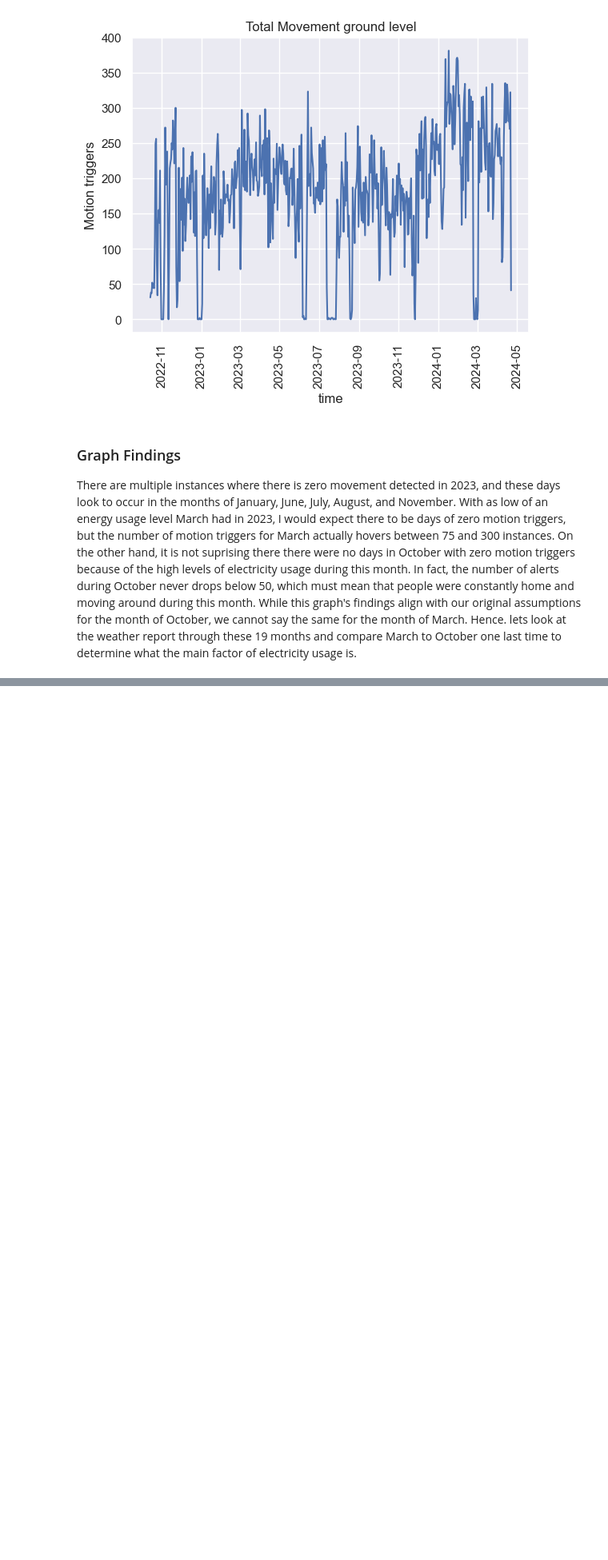
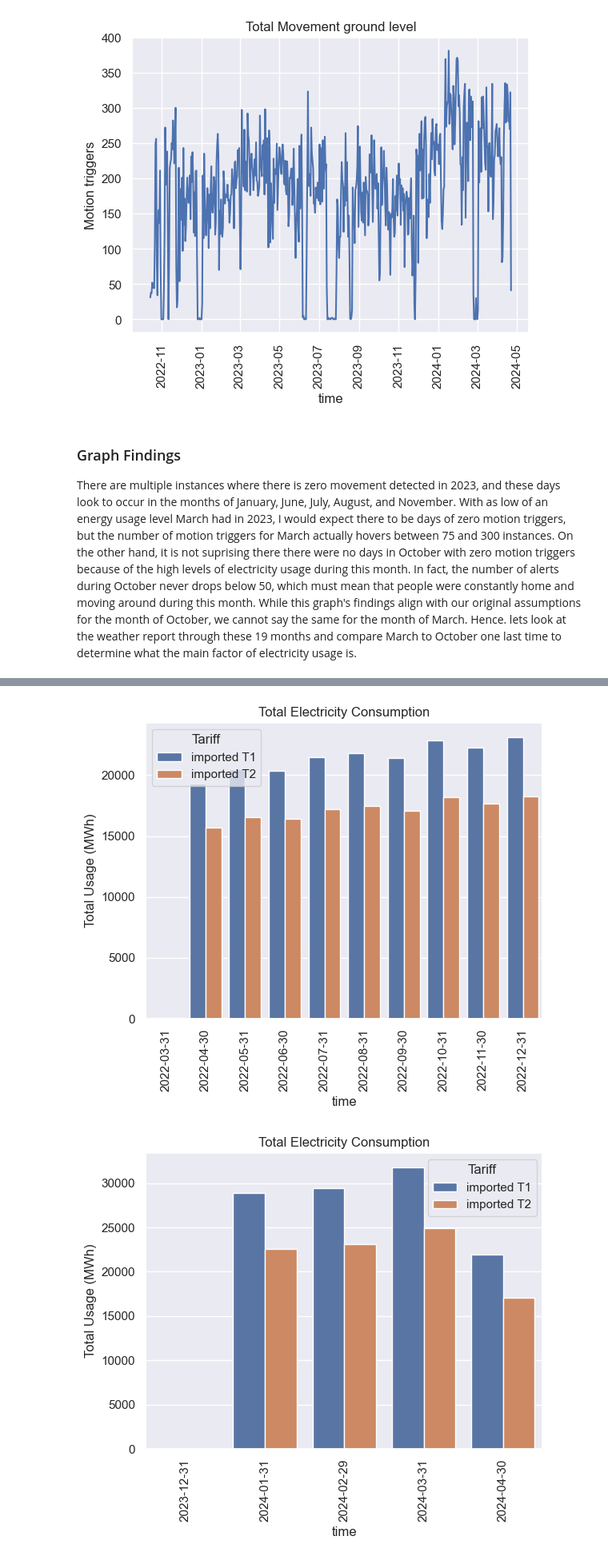
Before and after one commit to Yufanggg/Smart-House, a Jupyter notebook: report_electricity_usage.ipynb, the cells around one changed output, grey strips where cells are left out. Shown at 80% size. Cells and saved outputs as stored; diff of their text form; code cells hidden in the pictures; blank space fills up the shorter version.

```diff
--- a/report_electricity_usage.ipynb
+++ b/report_electricity_usage.ipynb
@@ -134,0 +147,6 @@ report.march_temps
+# %%
+report.figure3()
+report.figure4()
+# %% [output]
+[figure, added]
+[figure, added]
```
Also changed, not shown: parts of 15 cells of this notebook.
